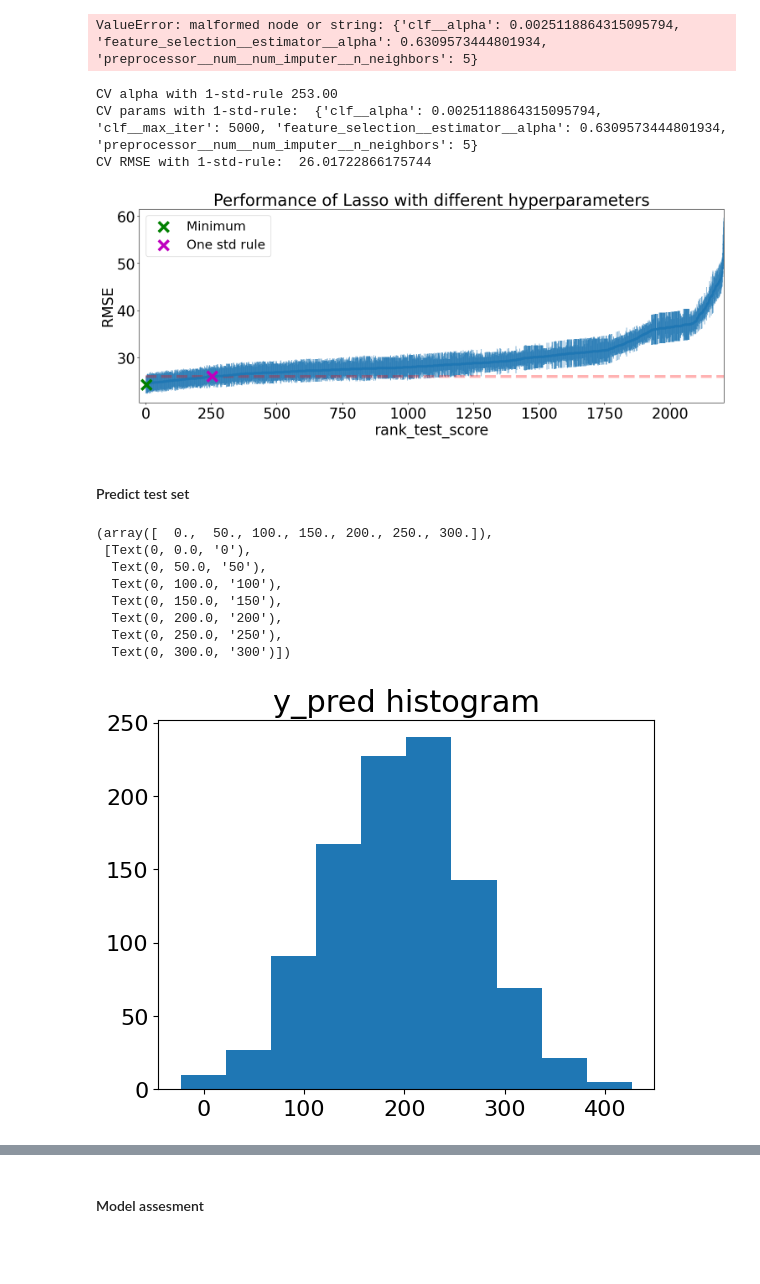
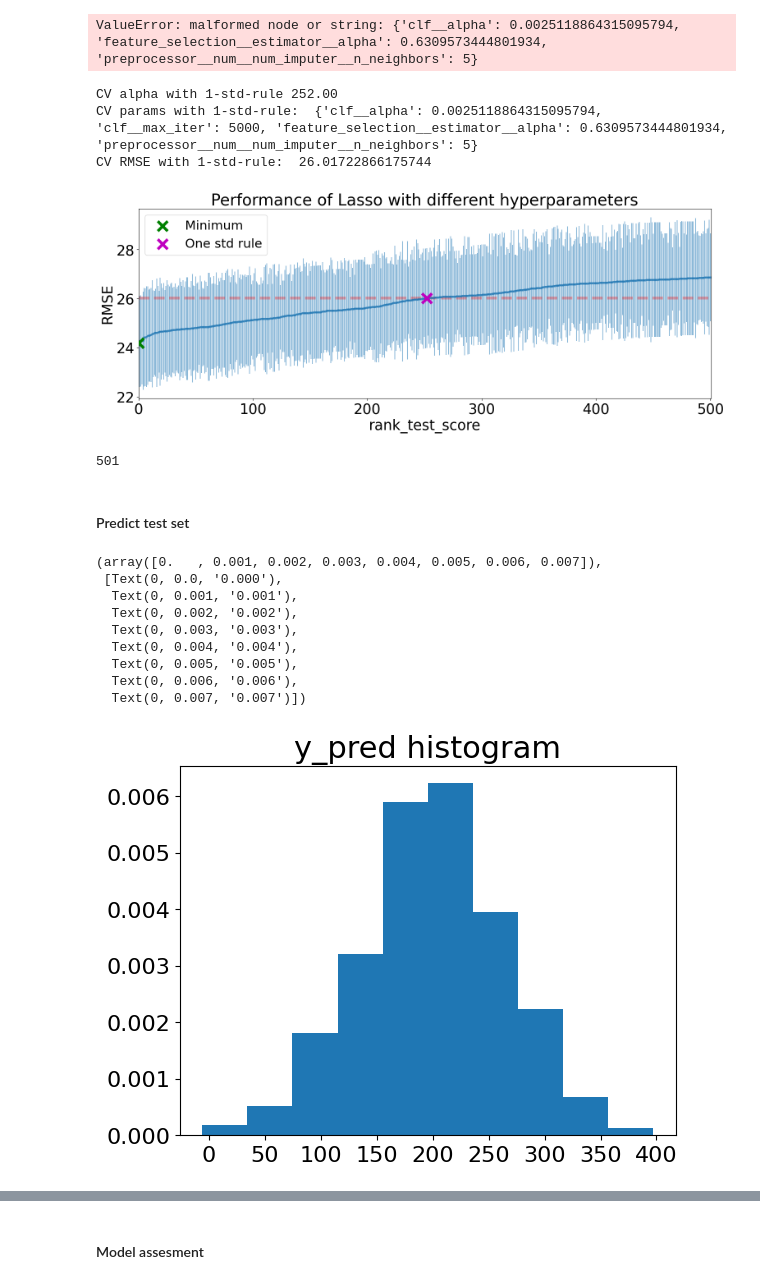
Before and after one commit to viktorseba/CDA, a Jupyter notebook: Case1/project.ipynb, the cells around one changed output, grey strips where cells are left out. Drawn from its saved outputs; the diff is of its cells as text; code cells hidden in the pictures; blank space fills up the shorter version.

Commit message:
final changes and plots

```diff
--- a/Case1/project.ipynb
+++ b/Case1/project.ipynb
@@ -1105,7 +1105,7 @@ array([0.5  , 0.525, 0.55 , 0.575, 0.6  , 0.625, 0.65 , 0.675, 0.7  ,
 # %%
 from sklearn.pipeline import Pipeline
 from sklearn.linear_model import LinearRegression, Ridge, Lasso, ElasticNet, LassoCV
-from sklearn.ensemble import GradientBoostingRegressor
+from sklearn.ensemble import GradientBoostingRegressor, RandomForestRegressor
 from sklearn.feature_selection import SelectFromModel
 from sklearn.preprocessing import OneHotEncoder, StandardScaler
 from sklearn.compose import ColumnTransformer
@@ -1189,10 +1189,21 @@ param_grid_Gradient = {
     'clf__random_state': [42]
 }
 
+param_grid_RF = {
+    'preprocessor__num__num_imputer__n_neighbors': [5],
+    'feature_selection__estimator__alpha': [1.0],
+    'clf__n_estimators': [100, 500, 1000, 5000, 10_000],
+    'clf__min_samples_split': [2, 10, 20],
+    'clf__max_depth': [1, 2, 3, None],
+    'clf__max_features': [1/3, None],
+    'clf__bootstrap': [True],
+    'clf__oob_score': [True],
+    'clf__random_state': [42]
+}
 
 # Run grid search for one model ##################################################################
-K = 10
-model = Lasso()
+K = 5
+model = RandomForestRegressor()
 # model = SVR()
 model_class_name = model.__class__.__name__
 if model_class_name in ['Ridge', 'Lasso']:
@@ -1207,6 +1218,9 @@ elif model_class_name == 'LinearRegression':
 elif model_class_name == 'GradientBoostingRegressor':
     print("Using GradientBoosting")
     param_grid = param_grid_Gradient
+elif model_class_name == 'RandomForestRegressor':
+    print("Using RandomForestRegressor")
+    param_grid = param_grid_RF
 
 grid_search = GridSearchCV(make_pipeline(X, model),
                            param_grid,
@@ -1273,9 +1287,9 @@ K=10
 cv_results = pd.read_csv('Lasso_cv_results.csv')
 x_name = 'rank_test_score'  # 'rank_test_score, param_clf__alpha
 cv_results.sort_values(x_name, inplace=True)
-ranks = cv_results[x_name].to_numpy()
-meanRMSE = -cv_results['mean_test_score'].to_numpy()
-seRMSE = cv_results['std_test_score'].to_numpy() / np.sqrt(K)  # K = 10 folds
+ranks = cv_results[x_name].to_numpy()[:501] - 1
+meanRMSE = -cv_results['mean_test_score'].to_numpy()[:501]
+seRMSE = cv_results['std_test_score'].to_numpy()[:501] / np.sqrt(K)  # K = 10 folds
 jOpt = np.argsort(meanRMSE)[0]
 
 ymin, ymax = np.min(meanRMSE - seRMSE), np.max(meanRMSE + seRMSE)
@@ -1291,23 +1305,28 @@ print("CV RMSE with 1-std-rule: ", meanRMSE[j])
 fig, ax = plt.subplots(1,1,figsize=(18,6))
 
 ax.errorbar(ranks, meanRMSE, seRMSE, marker='.', capthick=1, alpha=0.5);
-ax.scatter(ranks[jOpt+1],meanRMSE[jOpt],c='g',marker='x',zorder=100,label='Minimum', s=300, linewidths=5)
+ax.scatter(ranks[jOpt],meanRMSE[jOpt],c='g',marker='x',zorder=100,label='Minimum', s=300, linewidths=5)
 ax.scatter(ranks[j],meanRMSE[j],c='m',marker='x',zorder=100,label='One std rule', s=300, linewidths=5)
 ax.hlines(y=meanRMSE[jOpt] + seRMSE[jOpt], xmin=0, xmax=ranks[-1], colors='red', linestyle='dashed',alpha=0.3, linewidth=5)
 ax.legend(loc='upper left', fontsize=22);
-ax.set_xlim((ranks[0]-25, ranks[-1]+0.5))
-# ax.set_xticks(ranks)
+ax.set_xlim((ranks[0], ranks[-1]+0.5))
+# ax.set_xticks(np.array([1, 100, 200, 300, 400, 500])-1)
 # ax.set_xscale('log')
+# ax.set_xticklabels([1, 100, 200, 300, 400, 500])
 ax.tick_params(labelsize=25)
 ax.set_title(f"Performance of Lasso with different hyperparameters", fontsize=28)
 ax.set_xlabel(x_name.split("__")[-1], fontsize=25)
 ax.set_ylabel('RMSE', fontsize=25)
 plt.show()
 # %% [output]
-CV alpha with 1-std-rule 253.00
+CV alpha with 1-std-rule 252.00
 CV params with 1-std-rule:  {'clf__alpha': 0.0025118864315095794, 'clf__max_iter': 5000, 'feature_selection__estimator__alpha': 0.6309573444801934, 'preprocessor__num__num_imputer__n_neighbors': 5}
 CV RMSE with 1-std-rule:  26.01722866175744
-[figure, old version]
+[figure, new version]
+# %%
+len(ranks)
+# %% [output]
+501
 # %% [markdown]
 #### Predict test set
 # %%
@@ -1324,17 +1343,18 @@ y_pred_NEW = clf.predict(X_NEW)
 sample_pred_df = pd.DataFrame(y_pred_NEW)
 sample_pred_df.to_csv('predictions_s204218_s204225_test.csv', header=False, index=False)
 # %%
-plt.hist(y_pred_NEW)
+plt.hist(y_pred_NEW, density=True)
 plt.title("y_pred histogram", fontsize=22)
 plt.xticks(fontsize=16)
 plt.yticks(fontsize=16)
 # %% [output]
-(array([  0.,  50., 100., 150., 200., 250., 300.]),
- [Text(0, 0.0, '0'),
-  Text(0, 50.0, '50'),
-  Text(0, 100.0, '100'),
-  Text(0, 150.0, '150'),
-  Text(0, 200.0, '200'),
-  Text(0, 250.0, '250'),
-  Text(0, 300.0, '300')])
+(array([0.   , 0.001, 0.002, 0.003, 0.004, 0.005, 0.006, 0.007]),
+ [Text(0, 0.0, '0.000'),
+  Text(0, 0.001, '0.001'),
+  Text(0, 0.002, '0.002'),
+  Text(0, 0.003, '0.003'),
+  Text(0, 0.004, '0.004'),
+  Text(0, 0.005, '0.005'),
+  Text(0, 0.006, '0.006'),
+  Text(0, 0.007, '0.007')])
-[figure, old version]
+[figure, new version]
```
Also changed, not shown: parts of 4 cells of this notebook, 3 other files.
